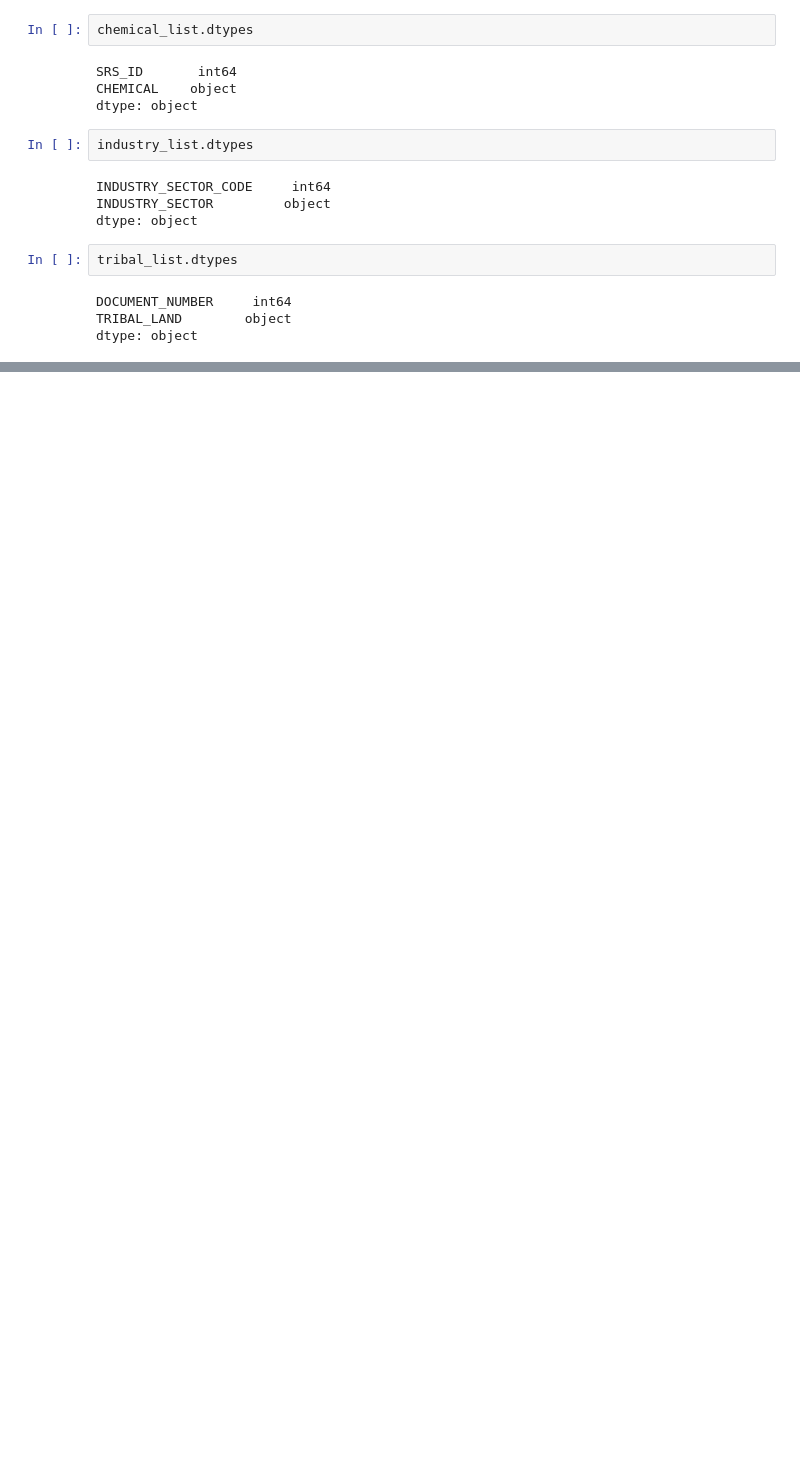
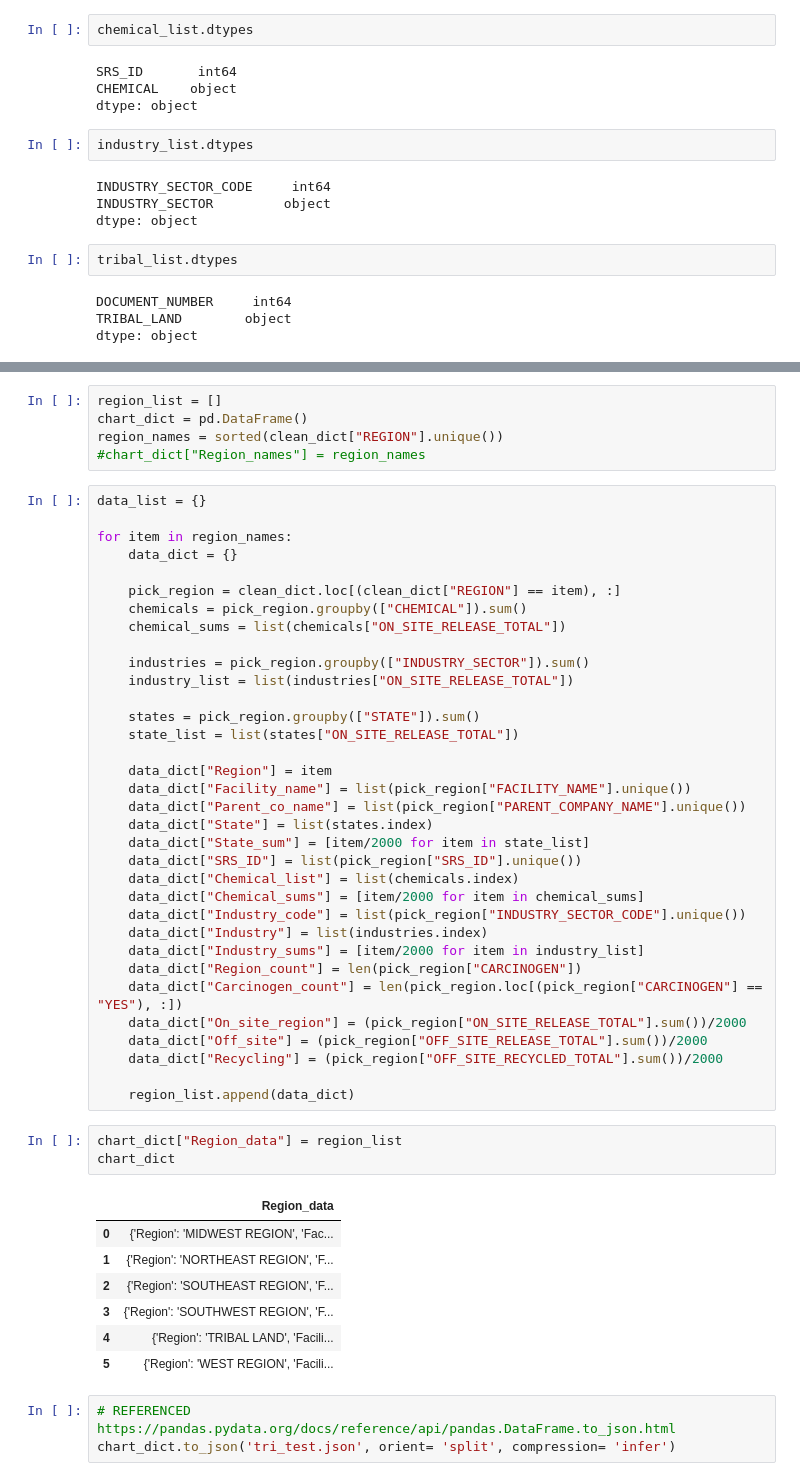
Before and after one commit to lathamlm/Project-03, a Jupyter notebook: cleaning_data.ipynb, the cells around one changed output, grey strips where cells are left out. Cells and saved outputs as stored; diff of their text form; blank space fills up the shorter version.

```diff
--- a/cleaning_data.ipynb
+++ b/cleaning_data.ipynb
@@ -302,0 +318,53 @@ dtype: object
+# %%
+region_list = []
+chart_dict = pd.DataFrame()
+region_names = sorted(clean_dict["REGION"].unique())
+#chart_dict["Region_names"] = region_names
+# %%
+data_list = {}
+
+for item in region_names:
+    data_dict = {}
+
+    pick_region = clean_dict.loc[(clean_dict["REGION"] == item), :]
+    chemicals = pick_region.groupby(["CHEMICAL"]).sum()
+    chemical_sums = list(chemicals["ON_SITE_RELEASE_TOTAL"])
+
+    industries = pick_region.groupby(["INDUSTRY_SECTOR"]).sum()
+    industry_list = list(industries["ON_SITE_RELEASE_TOTAL"])
+
+    states = pick_region.groupby(["STATE"]).sum()
+    state_list = list(states["ON_SITE_RELEASE_TOTAL"])
+
+    data_dict["Region"] = item
+    data_dict["Facility_name"] = list(pick_region["FACILITY_NAME"].unique())
+    data_dict["Parent_co_name"] = list(pick_region["PARENT_COMPANY_NAME"].unique())
+    data_dict["State"] = list(states.index)
+    data_dict["State_sum"] = [item/2000 for item in state_list]
+    data_dict["SRS_ID"] = list(pick_region["SRS_ID"].unique())
+    data_dict["Chemical_list"] = list(chemicals.index)
+    data_dict["Chemical_sums"] = [item/2000 for item in chemical_sums]
+    data_dict["Industry_code"] = list(pick_region["INDUSTRY_SECTOR_CODE"].unique())
+    data_dict["Industry"] = list(industries.index)
+    data_dict["Industry_sums"] = [item/2000 for item in industry_list]
+    data_dict["Region_count"] = len(pick_region["CARCINOGEN"])
+    data_dict["Carcinogen_count"] = len(pick_region.loc[(pick_region["CARCINOGEN"] == "YES"), :])
+    data_dict["On_site_region"] = (pick_region["ON_SITE_RELEASE_TOTAL"].sum())/2000
+    data_dict["Off_site"] = (pick_region["OFF_SITE_RELEASE_TOTAL"].sum())/2000
+    data_dict["Recycling"] = (pick_region["OFF_SITE_RECYCLED_TOTAL"].sum())/2000
+
+    region_list.append(data_dict)
+# %%
+chart_dict["Region_data"] = region_list
+chart_dict
+# %% [output]
+|  | Region_data |
+| 0 | {'Region': 'MIDWEST REGION', 'Fac... |
+| 1 | {'Region': 'NORTHEAST REGION', 'F... |
+| 2 | {'Region': 'SOUTHEAST REGION', 'F... |
+| 3 | {'Region': 'SOUTHWEST REGION', 'F... |
+| 4 | {'Region': 'TRIBAL LAND', 'Facili... |
+| 5 | {'Region': 'WEST REGION', 'Facili... |
+# %%
+# REFERENCED https://pandas.pydata.org/docs/reference/api/pandas.DataFrame.to_json.html
+chart_dict.to_json('tri_test.json', orient= 'split', compression= 'infer')
```
Also changed, not shown: parts of 2 cells of this notebook, 3 other files.
